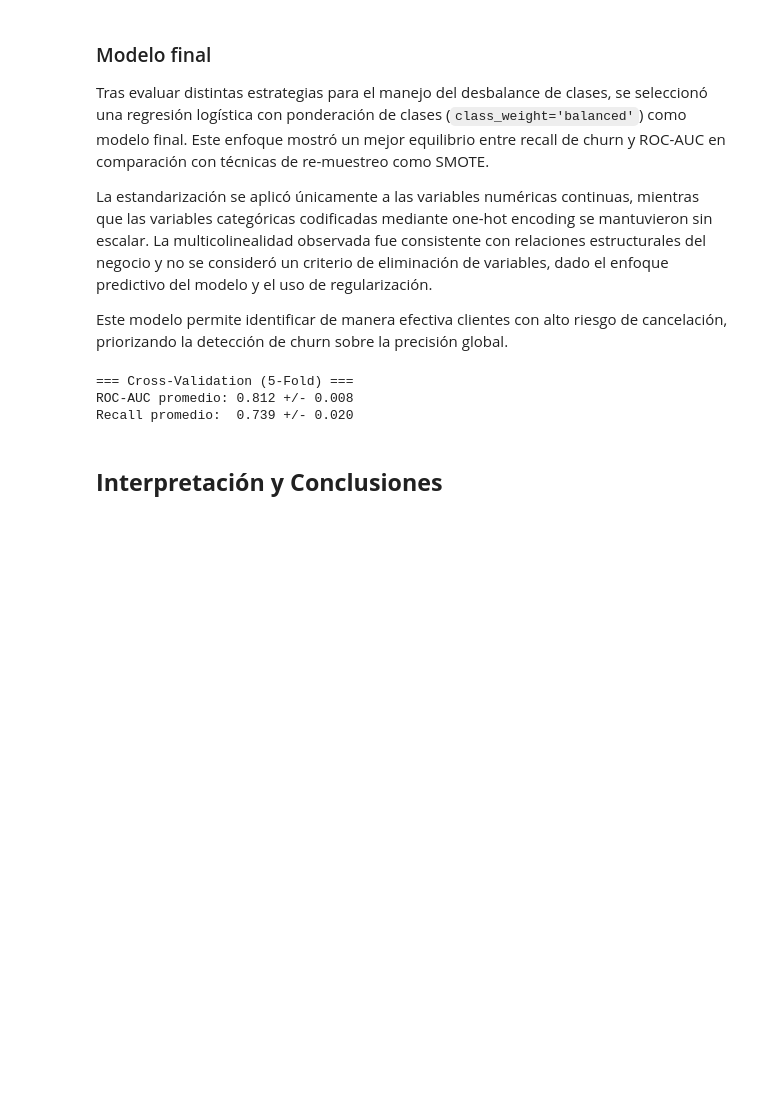
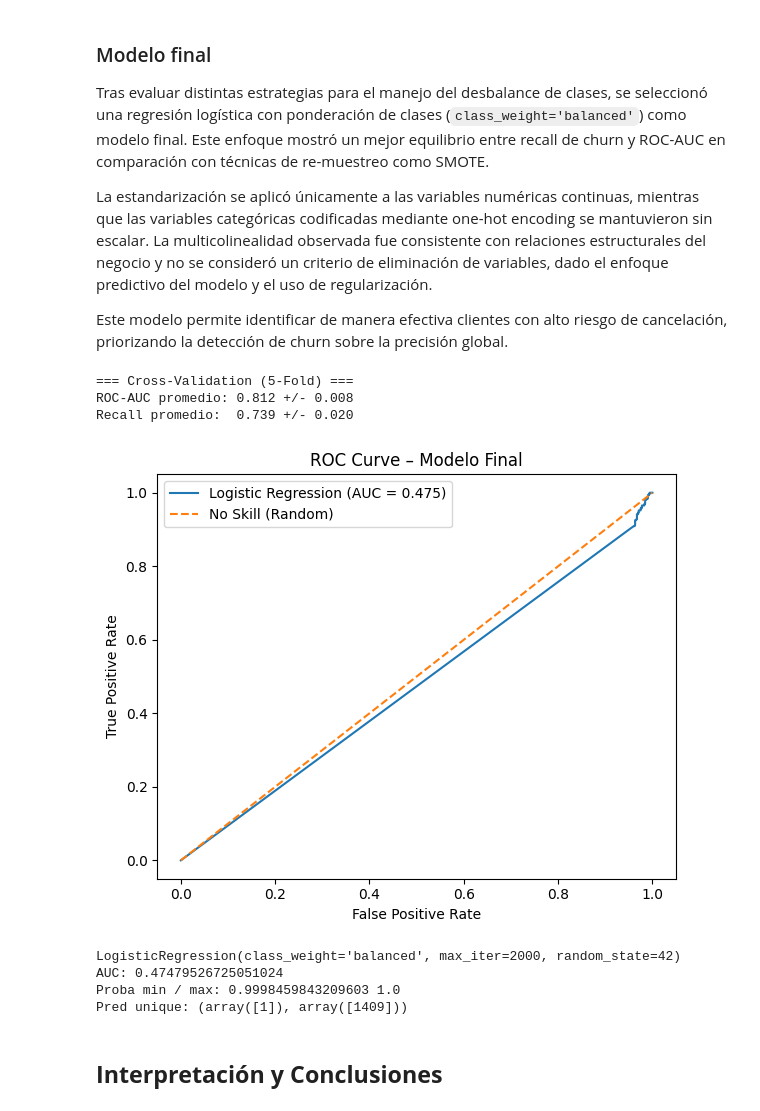
Before and after one commit to sarahouses/proyecto_telecomx2, a Jupyter notebook: Proyecto_telecomx2.ipynb, the cells around one changed output. Saved outputs shown, nothing was run; the diff lists cells and outputs as text; code cells hidden in the pictures; blank space fills up the shorter version.

```diff
--- a/Proyecto_telecomx2.ipynb
+++ b/Proyecto_telecomx2.ipynb
@@ -729,6 +729,39 @@ print(f"Recall promedio:  {cv_results['test_recall'].mean():.3f} "
 === Cross-Validation (5-Fold) ===
 ROC-AUC promedio: 0.812 +/- 0.008
 Recall promedio:  0.739 +/- 0.020
+# %%
+from sklearn.metrics import roc_curve, roc_auc_score
+import matplotlib.pyplot as plt
+
+# 1) Probabilidades del modelo FINAL
+y_proba = model.predict_proba(X_test)[:, 1]
+
+# 2) ROC
+fpr, tpr, _ = roc_curve(y_test, y_proba)
+roc_auc = roc_auc_score(y_test, y_proba)
+
+# 3) Plot
+plt.figure(figsize=(6,5))
+plt.plot(fpr, tpr, label=f'Logistic Regression (AUC = {roc_auc:.3f})')
+plt.plot([0,1], [0,1], '--', label='No Skill (Random)')
+
+plt.xlabel('False Positive Rate')
+plt.ylabel('True Positive Rate')
+plt.title('ROC Curve – Modelo Final')
+plt.legend()
+plt.tight_layout()
+plt.show()
+print(model)
+print("AUC:", roc_auc_score(y_test, y_proba))
+print("Proba min / max:", y_proba.min(), y_proba.max())
+y_pred = model.predict(X_test)
+print("Pred unique:", np.unique(y_pred, return_counts=True))
+# %% [output]
+[figure, added]
+LogisticRegression(class_weight='balanced', max_iter=2000, random_state=42)
+AUC: 0.47479526725051024
+Proba min / max: 0.9998459843209603 1.0
+Pred unique: (array([1]), array([1409]))
 # %% [markdown]
 ## **Interpretación y Conclusiones**
 # %%
```
Also changed, not shown: parts of 1 cell of this notebook.
